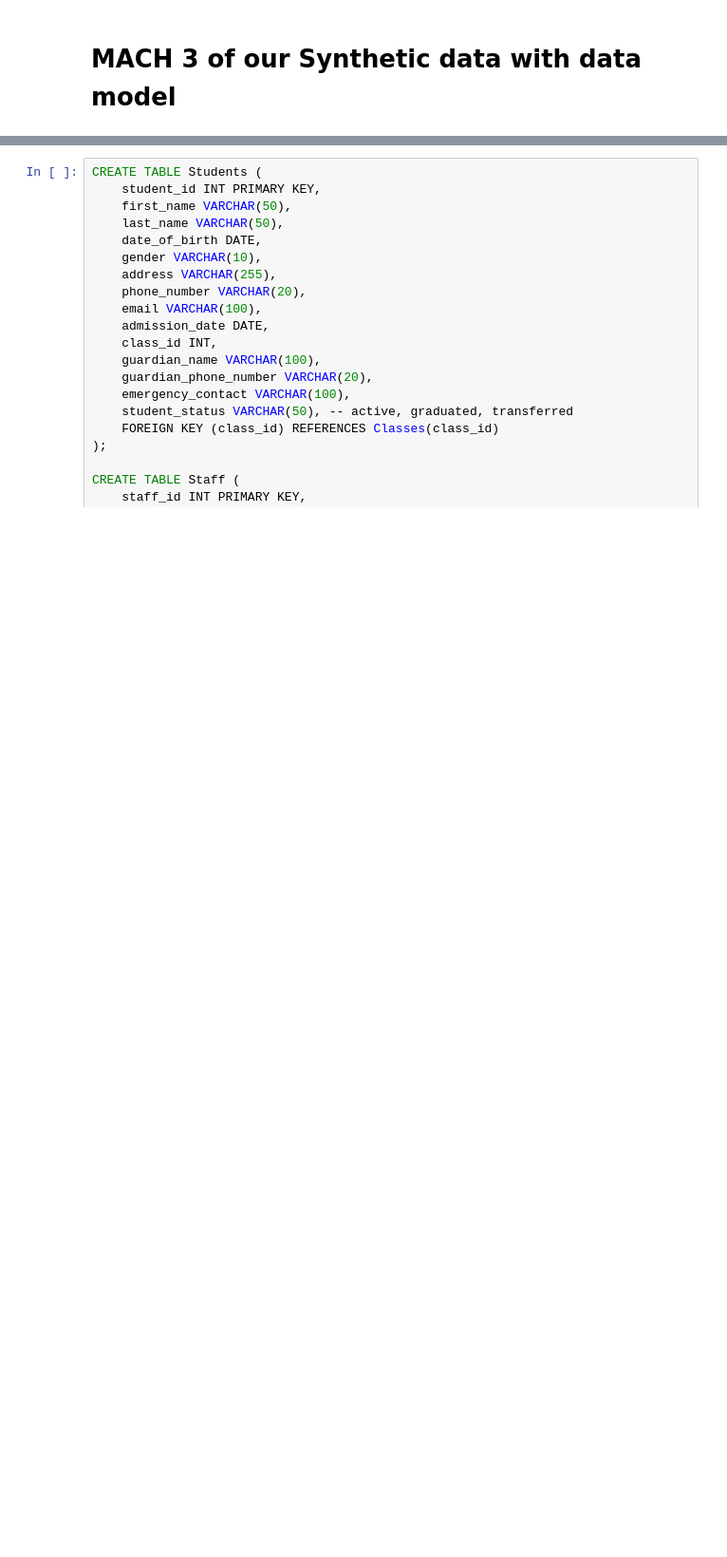
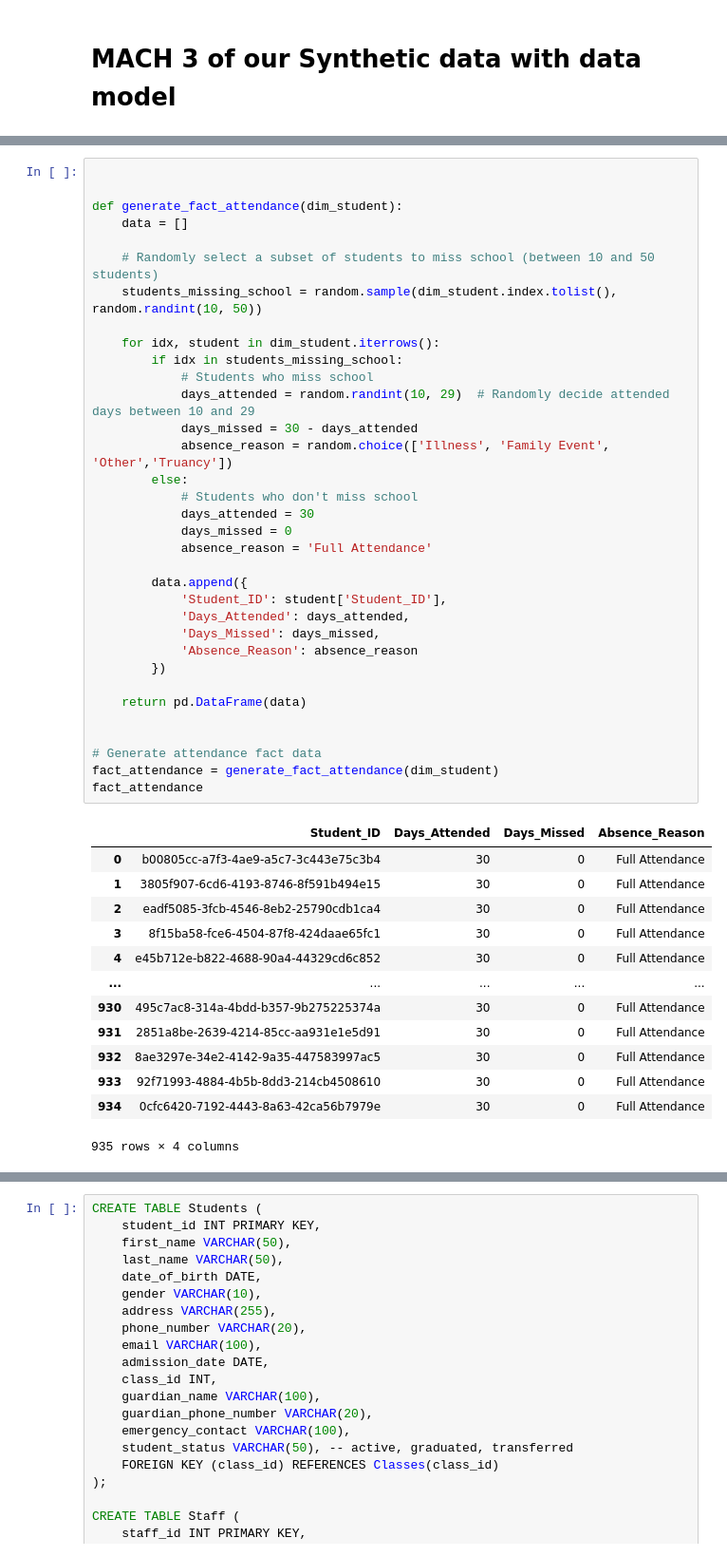
Before and after one commit to George-Michael-Dagogo/Tech-Blog-Pipeline, a Jupyter notebook: fake.ipynb, the cells around one changed output, grey strips where cells are left out. Shown: that part at 95% size. Cells and saved outputs as stored; diff of their text form; blank space fills up the shorter version.

```diff
--- a/fake.ipynb
+++ b/fake.ipynb
@@ -574,0 +553,48 @@ Dim School:
+# %%
+
+
+def generate_fact_attendance(dim_student):
+    data = []
+
+    # Randomly select a subset of students to miss school (between 10 and 50 students)
+    students_missing_school = random.sample(dim_student.index.tolist(), random.randint(10, 50))
+
+    for idx, student in dim_student.iterrows():
+        if idx in students_missing_school:
+            # Students who miss school
+            days_attended = random.randint(10, 29)  # Randomly decide attended days between 10 and 29
+            days_missed = 30 - days_attended
+            absence_reason = random.choice(['Illness', 'Family Event', 'Other','Truancy'])
+        else:
+            # Students who don't miss school
+            days_attended = 30
+            days_missed = 0
+            absence_reason = 'Full Attendance'
+
+        data.append({
+            'Student_ID': student['Student_ID'],
+            'Days_Attended': days_attended,
+            'Days_Missed': days_missed,
+            'Absence_Reason': absence_reason
+        })
+
+    return pd.DataFrame(data)
+
+
+# Generate attendance fact data
+fact_attendance = generate_fact_attendance(dim_student)
+fact_attendance
+# %% [output]
+|  | Student_ID | Days_Attended | Days_Missed | Absence_Reason |
+| 0 | b00805cc-a7f3-4ae9-a5c7-3c443e75c3b4 | 30 | 0 | Full Attendance |
+| 1 | 3805f907-6cd6-4193-8746-8f591b494e15 | 30 | 0 | Full Attendance |
+| 2 | eadf5085-3fcb-4546-8eb2-25790cdb1ca4 | 30 | 0 | Full Attendance |
+| 3 | 8f15ba58-fce6-4504-87f8-424daae65fc1 | 30 | 0 | Full Attendance |
+| 4 | e45b712e-b822-4688-90a4-44329cd6c852 | 30 | 0 | Full Attendance |
+| ... | ... | ... | ... | ... |
+| 930 | 495c7ac8-314a-4bdd-b357-9b275225374a | 30 | 0 | Full Attendance |
+| 931 | 2851a8be-2639-4214-85cc-aa931e1e5d91 | 30 | 0 | Full Attendance |
+| 932 | 8ae3297e-34e2-4142-9a35-447583997ac5 | 30 | 0 | Full Attendance |
+| 933 | 92f71993-4884-4b5b-8dd3-214cb4508610 | 30 | 0 | Full Attendance |
+| 934 | 0cfc6420-7192-4443-8a63-42ca56b7979e | 30 | 0 | Full Attendance |
+935 rows × 4 columns
```
Also changed, not shown: parts of 3 cells of this notebook, 21 other files.
